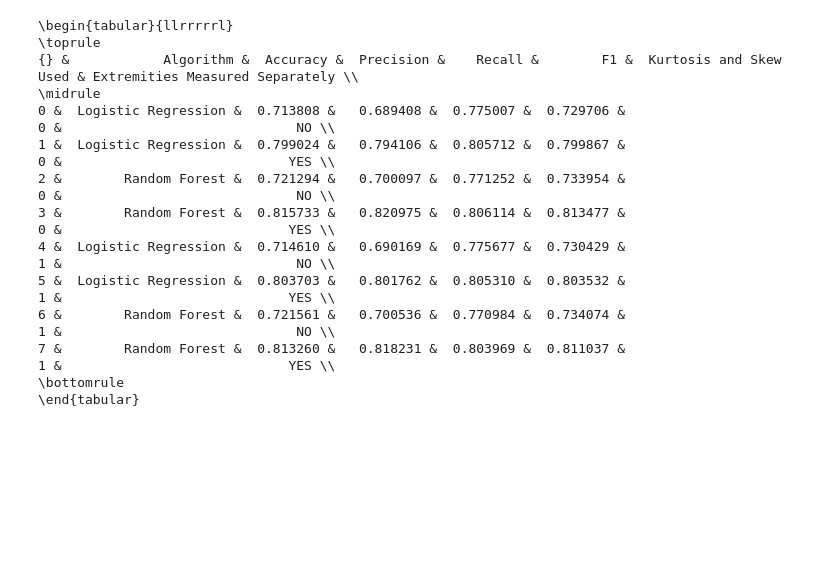
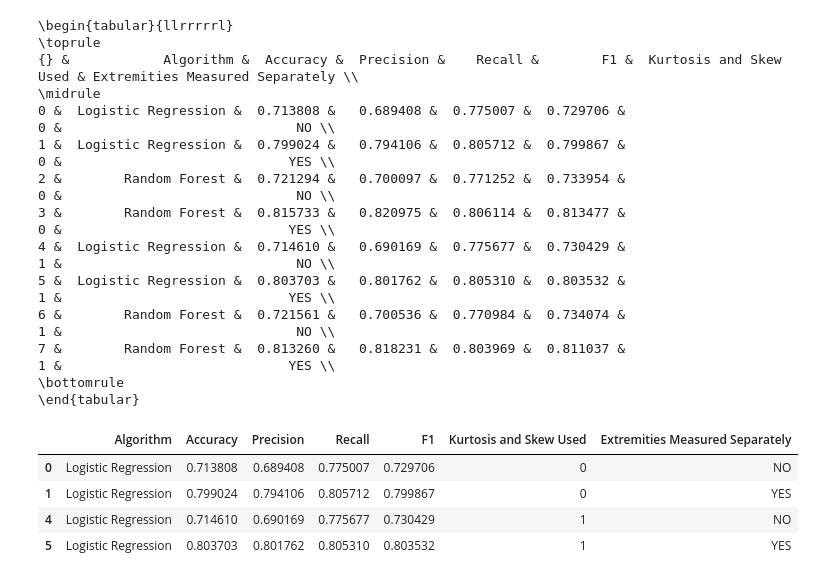
Before and after one commit to bhattacharjee/RansomFoRRT, a Jupyter notebook: iteration_1.2/Iteration-1.2-extremity-vs-non-extremity.ipynb, the cells around one changed output. Cells and saved outputs as stored; diff of their text form; code cells hidden in the pictures; blank space fills up the shorter version.

```diff
--- a/iteration_1.2/Iteration-1.2-extremity-vs-non-extremity.ipynb
+++ b/iteration_1.2/Iteration-1.2-extremity-vs-non-extremity.ipynb
@@ -642,3 +642,11 @@ print(df_final.to_latex())
 \end{tabular}
 # %%
 df_final.to_csv("extremity-kurtosis-skew-measured.csv")
+# %%
+df_final[df_final["Algorithm"] == "Logistic Regression"]
+# %% [output]
+|  | Algorithm | Accuracy | Precision | Recall | F1 | Kurtosis and Skew Used | Extremities Measured Separately |
+| 0 | Logistic Regression | 0.713808 | 0.689408 | 0.775007 | 0.729706 | 0 | NO |
+| 1 | Logistic Regression | 0.799024 | 0.794106 | 0.805712 | 0.799867 | 0 | YES |
+| 4 | Logistic Regression | 0.714610 | 0.690169 | 0.775677 | 0.730429 | 1 | NO |
+| 5 | Logistic Regression | 0.803703 | 0.801762 | 0.805310 | 0.803532 | 1 | YES |
```
Also changed, not shown: parts of 1 cell of this notebook.
